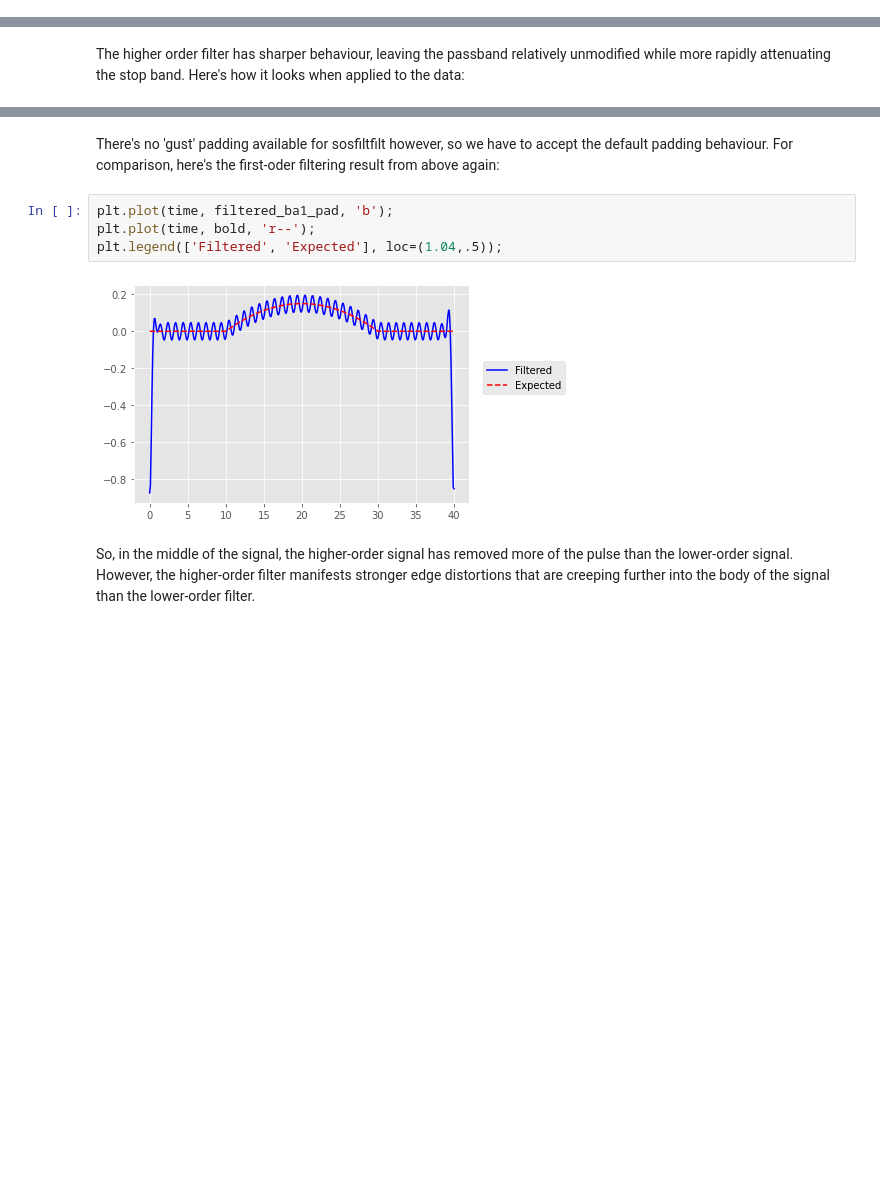
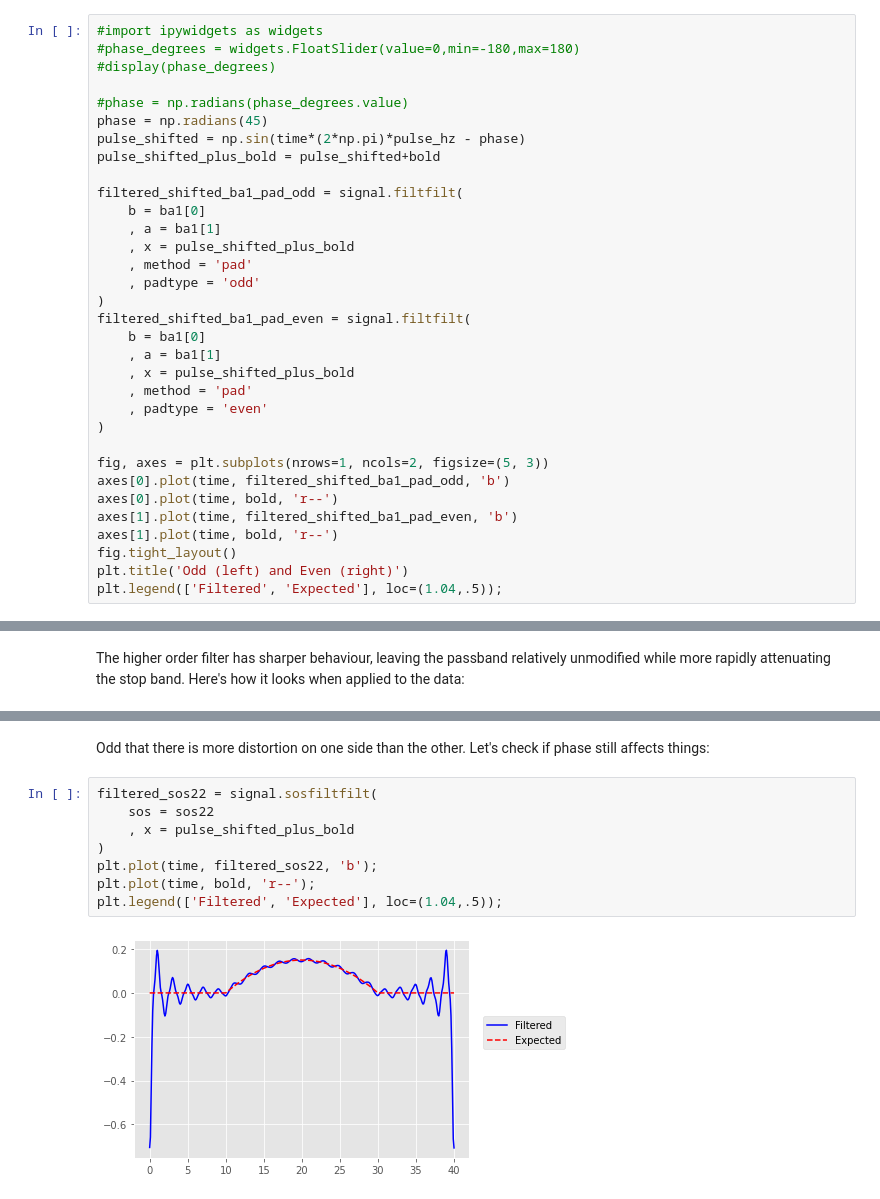
Before and after one commit to mike-lawrence/filter_play, a Jupyter notebook: filter_play.ipynb, the cells around one changed output, grey strips where cells are left out. Drawn from its saved outputs; the diff is of its cells as text; blank space fills up the shorter version.

```diff
--- a/filter_play.ipynb
+++ b/filter_play.ipynb
@@ -127,0 +145,33 @@ Actually even worse (larger magnitude). How about even:
+# %%
+#import ipywidgets as widgets
+#phase_degrees = widgets.FloatSlider(value=0,min=-180,max=180)
+#display(phase_degrees)
+
+#phase = np.radians(phase_degrees.value)
+phase = np.radians(45)
+pulse_shifted = np.sin(time*(2*np.pi)*pulse_hz - phase)
+pulse_shifted_plus_bold = pulse_shifted+bold
+
+filtered_shifted_ba1_pad_odd = signal.filtfilt(
+	b = ba1[0]
+	, a = ba1[1]
+	, x = pulse_shifted_plus_bold
+	, method = 'pad'
+    , padtype = 'odd'
+)
+filtered_shifted_ba1_pad_even = signal.filtfilt(
+	b = ba1[0]
+	, a = ba1[1]
+	, x = pulse_shifted_plus_bold
+	, method = 'pad'
+    , padtype = 'even'
+)
+
+fig, axes = plt.subplots(nrows=1, ncols=2, figsize=(5, 3))
+axes[0].plot(time, filtered_shifted_ba1_pad_odd, 'b')
+axes[0].plot(time, bold, 'r--')
+axes[1].plot(time, filtered_shifted_ba1_pad_even, 'b')
+axes[1].plot(time, bold, 'r--')
+fig.tight_layout()
+plt.title('Odd (left) and Even (right)')
+plt.legend(['Filtered', 'Expected'], loc=(1.04,.5));
@@ -288,10 +284,12 @@ plt.legend(['Filtered', 'Expected'], loc=(1.04,.5));
-# %% [markdown]
-There's no 'gust' padding available for sosfiltfilt however, so we have to accept the default padding behaviour. For comparison, here's the first-oder filtering result from above again:
+# %% [markdown]
+Odd that there is more distortion on one side than the other. Let's check if phase still affects things:
 # %%
-plt.plot(time, filtered_ba1_pad, 'b');
+filtered_sos22 = signal.sosfiltfilt(
+	sos = sos22
+	, x = pulse_shifted_plus_bold
+)
+plt.plot(time, filtered_sos22, 'b');
 plt.plot(time, bold, 'r--');
 plt.legend(['Filtered', 'Expected'], loc=(1.04,.5));
 # %% [output]
-[figure, old version]
+[figure, new version]
-# %% [markdown]
-So, in the middle of the signal, the higher-order signal has removed more of the pulse than the lower-order signal. However, the higher-order filter manifests stronger edge distortions that are creeping further into the body of the signal than the lower-order filter.
```
Also changed, not shown: parts of 37 cells of this notebook.
